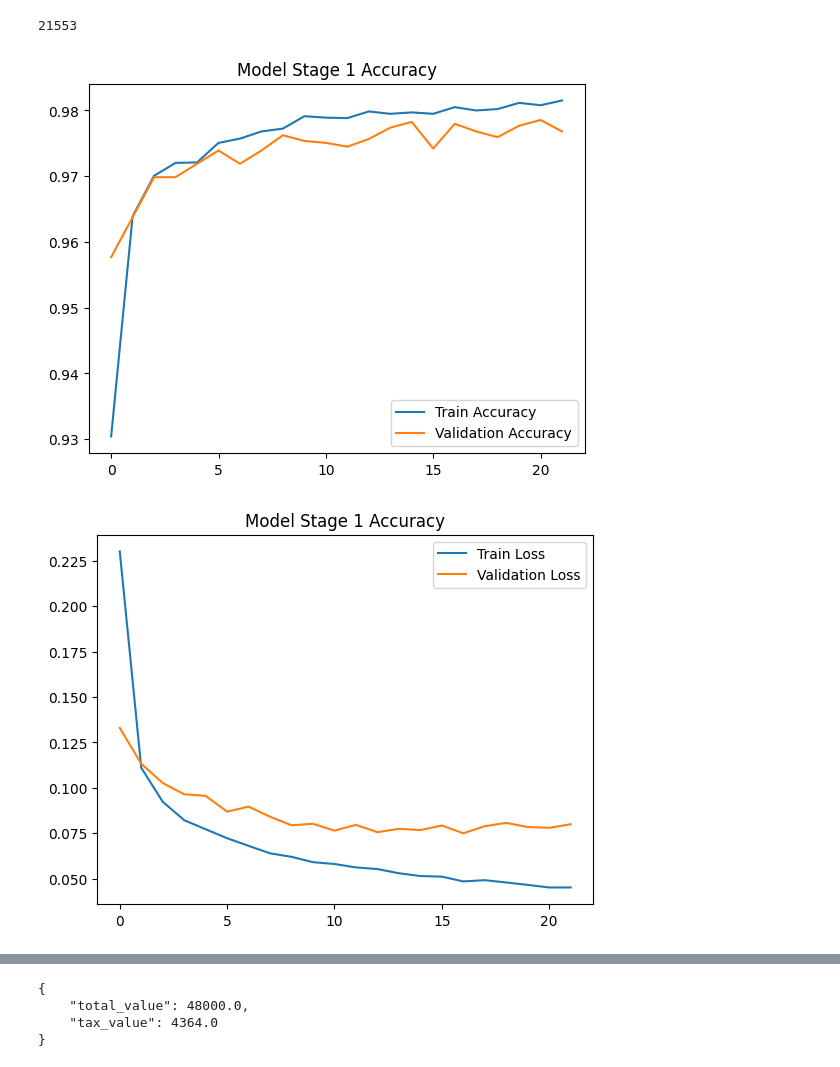
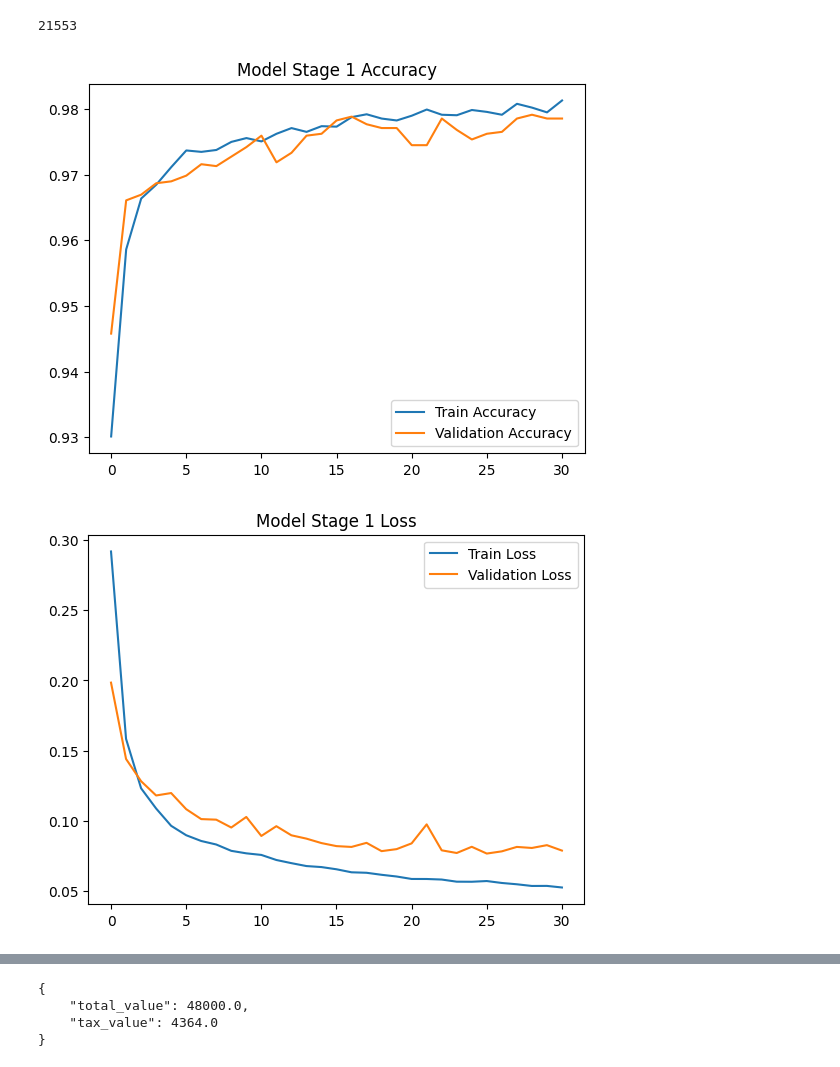
Before and after one commit to Bangkit-Capstone-C242-PS354/model-ocr, a Jupyter notebook: text_clasification.ipynb, the cells around one changed output, grey strips where cells are left out. Cells and saved outputs as stored; diff of their text form; code cells hidden in the pictures.

```diff
--- a/text_clasification.ipynb
+++ b/text_clasification.ipynb
@@ -846,0 +166,40 @@ Stage 1 - Test Accuracy: 0.9803
+# %%
+# Ekstraksi data dan fitur tahap 1
+features_stage1, texts_stage1, labels_stage1 = extract_features_and_labels_stage1(df["transformed"])
+char_sequences_stage1, char_to_idx = char_tokenizer(texts_stage1)
+char_padded_stage1 = pad_sequences(char_sequences_stage1, maxlen=50)
+label_encoder_stage1 = LabelEncoder()
+encoded_labels_stage1 = label_encoder_stage1.fit_transform(labels_stage1)
+
+# Split data tahap 1
+X_train_features_1, X_test_features_1, X_train_chars_1, X_test_chars_1, y_train_1, y_test_1 = train_test_split(
+    features_stage1, char_padded_stage1, encoded_labels_stage1, test_size=0.2, random_state=42
+)
+
+# Model tahap 1
+geo_input_1 = tf.keras.Input(shape=(features_stage1.shape[1],))
+char_input_1 = tf.keras.Input(shape=(50,))
+geo_dense_1 = tf.keras.layers.Dense(64, activation="relu", kernel_regularizer=l2(0.001))(geo_input_1)
+geo_dense_1 = tf.keras.layers.BatchNormalization()(geo_dense_1)
+char_embed_1 = tf.keras.layers.Embedding(input_dim=len(char_to_idx) + 1, output_dim=64)(char_input_1)
+char_lstm_1 = tf.keras.layers.LSTM(64, dropout=0.3, recurrent_dropout=0.3)(char_embed_1)
+combined_1 = tf.keras.layers.concatenate([geo_dense_1, char_lstm_1])
+combined_dense_1 = tf.keras.layers.Dense(128, activation="relu", kernel_regularizer=l2(0.001))(combined_1)
+output_1 = tf.keras.layers.Dense(len(label_encoder_stage1.classes_), activation="softmax")(combined_dense_1)
+
+model_stage1 = tf.keras.Model(inputs=[geo_input_1, char_input_1], outputs=output_1)
+optimizer = tf.keras.optimizers.Adam(learning_rate=0.001)
+model_stage1.compile(optimizer=optimizer, loss="sparse_categorical_crossentropy", metrics=["accuracy"])
+
+callback = EarlyStopping(monitor="val_loss", patience=5, restore_best_weights=True)
+
+# Train model tahap 1
+history_stage1 = model_stage1.fit(
+    [X_train_features_1, X_train_chars_1], y_train_1,
+    validation_split=0.2, epochs=50, batch_size=32, callbacks=[callback]
+)
+
+# Evaluasi model tahap 1
+loss_1, accuracy_1 = model_stage1.evaluate([X_test_features_1, X_test_chars_1], y_test_1)
+print(f"Stage 1 - Test Loss: {loss_1:.4f}")
+print(f"Stage 1 - Test Accuracy: {accuracy_1:.4f}")
@@ -851,21 +229,21 @@ len(features_stage1)
 # %%
 import matplotlib.pyplot as plt
 
 # Stage 1
 plt.plot(history_stage1.history['accuracy'], label='Train Accuracy')
 plt.plot(history_stage1.history['val_accuracy'], label='Validation Accuracy')
 plt.title('Model Stage 1 Accuracy')
 plt.legend()
 plt.show()
 # Stage 1
 plt.plot(history_stage1.history['loss'], label='Train Loss')
 plt.plot(history_stage1.history['val_loss'], label='Validation Loss')
-plt.title('Model Stage 1 Accuracy')
+plt.title('Model Stage 1 Loss')
 plt.legend()
 plt.show()
 # %% [output]
-[figure, old version]
+[figure, new version]
-[figure, old version]
+[figure, new version]
 # %%
 from sklearn.metrics import classification_report, confusion_matrix, accuracy_score, precision_score, recall_score, f1_score
 
```
Also changed, not shown: parts of 41 cells of this notebook, 13 other files.
